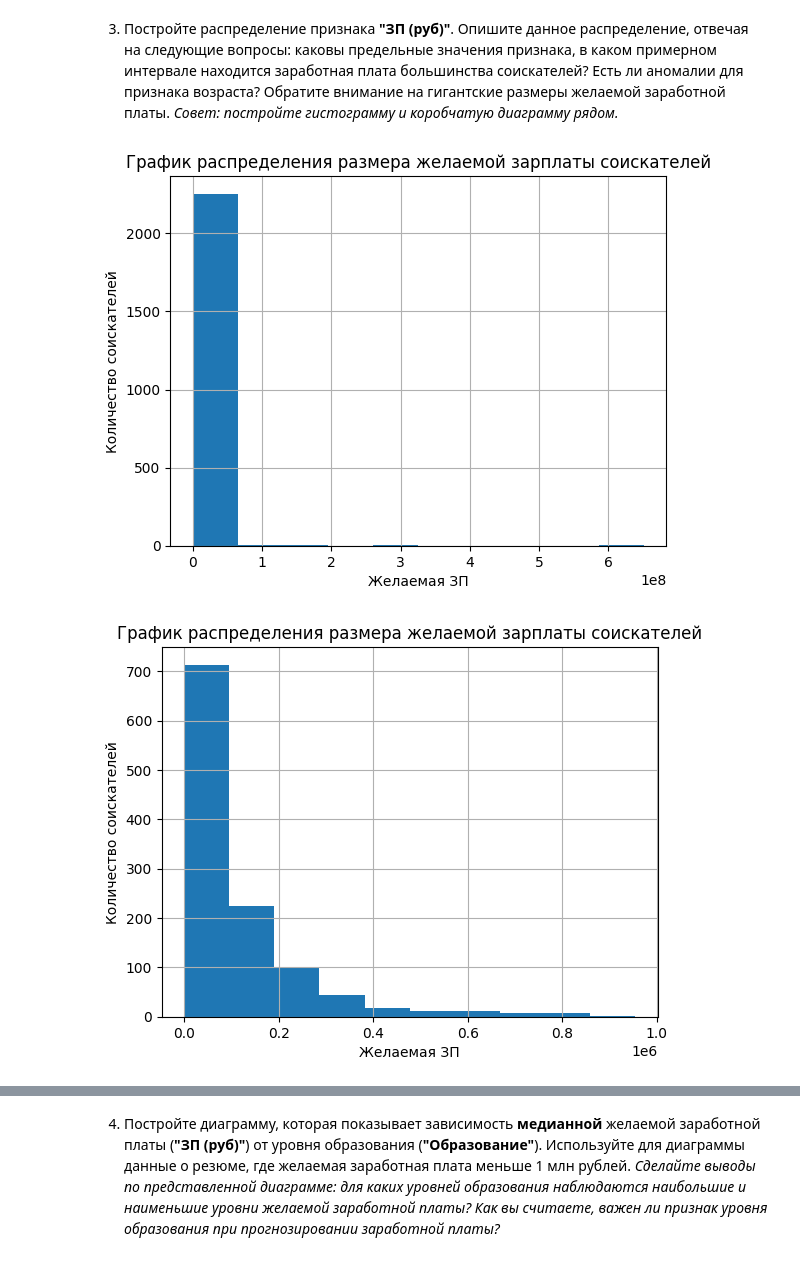
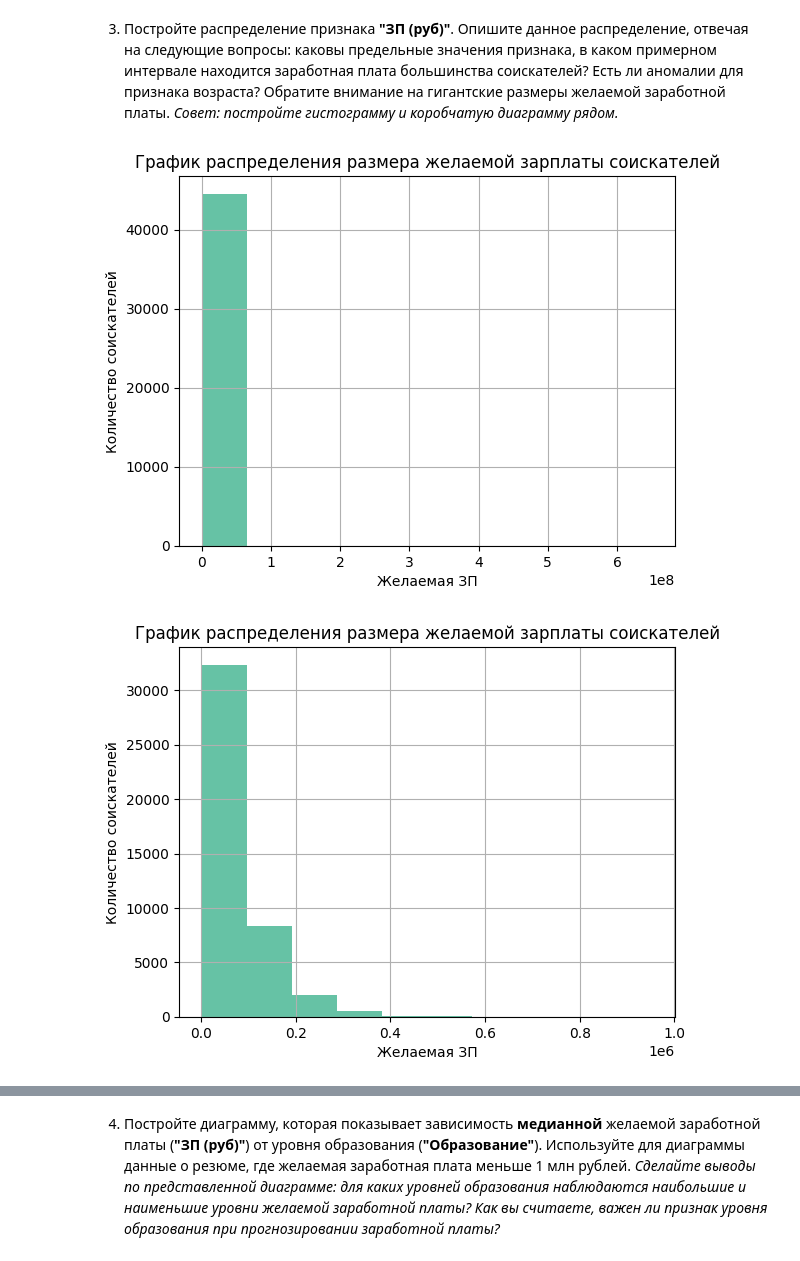
Before and after one commit to Slava0505/hh_resume_EDA, a Jupyter notebook: hh_resume_EDA.ipynb, the cells around one changed output, grey strips where cells are left out. Saved outputs shown, nothing was run; the diff lists cells and outputs as text; code cells hidden in the pictures.

```diff
--- a/hh_resume_EDA.ipynb
+++ b/hh_resume_EDA.ipynb
@@ -331,7 +332,8 @@ df['currency'] = df['currency'].replace({
 currencies = pd.read_csv('ExchangeRates.csv')
 currencies['date'] = pd.to_datetime(currencies['date'], dayfirst = True)
 
-df = pd.merge(df, currencies[['date', 'currency', 'close']], on = ['date', 'currency'])
+df = pd.merge(df, currencies[['date', 'currency', 'close']], on = ['date', 'currency'], how = 'left')
+df['close'] = df['close'].fillna(1)
 df['ЗП (руб)'] = df['value']*df['close']
 # %%
 df.drop(['value', 'close', 'currency', 'date', 'ЗП'], axis = 1, inplace = True)
@@ -426,3 +428,5 @@ Name: Опыт работы (месяц), dtype: float64
+# %%
+df = df[df[view_col]<840]
 # %% [markdown]
 3. Постройте распределение признака **"ЗП (руб)"**. Опишите данное распределение, отвечая на следующие вопросы: каковы предельные значения признака, в каком примерном интервале находится заработная плата большинства соискателей? Есть ли аномалии для признака возраста? Обратите внимание на гигантские размеры желаемой заработной платы.
 *Совет: постройте гистограмму и коробчатую диаграмму рядом.*
@@ -435,15 +439,20 @@ plt.ylabel('Количество соискателей')
 plt.xlabel('Желаемая ЗП')
 plt.show()
 # %% [output]
-[figure, old version]
+[figure, new version]
+# %%
+# IMPORTANT: исключаем аномальные резюме для дальнейшего анализа
+
+max_salary_trashold = 1000000
+df = df[df[view_col]<max_salary_trashold]
+min_salary_trashold = 1000
+df = df[df[view_col]>min_salary_trashold]
 # %%
-salary_trashold = 1000000
-df = df[df[view_col]<salary_trashold]
 df[view_col].hist()
 plt.title('График распределения размера желаемой зарплаты соискателей')
 plt.ylabel('Количество соискателей')
 plt.xlabel('Желаемая ЗП')
 plt.show()
 # %% [output]
-[figure, old version]
+[figure, new version]
 # %%
```
Also changed, not shown: parts of 45 cells of this notebook.
